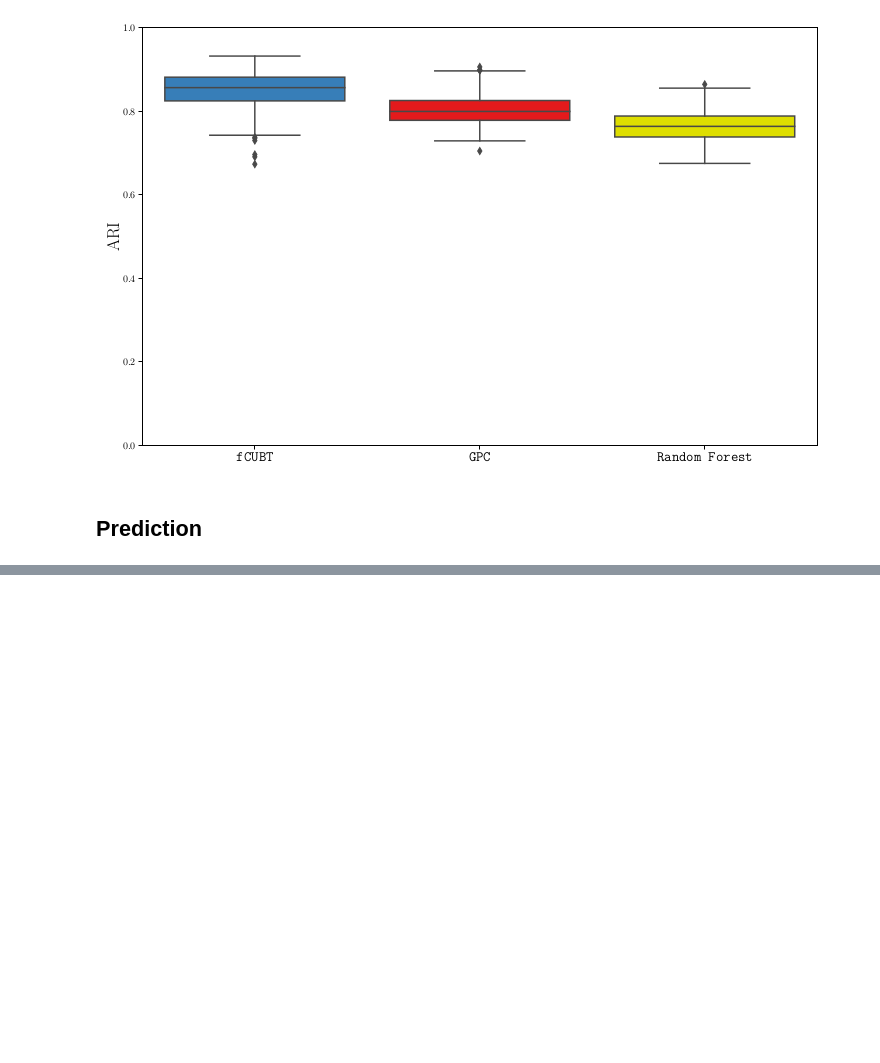
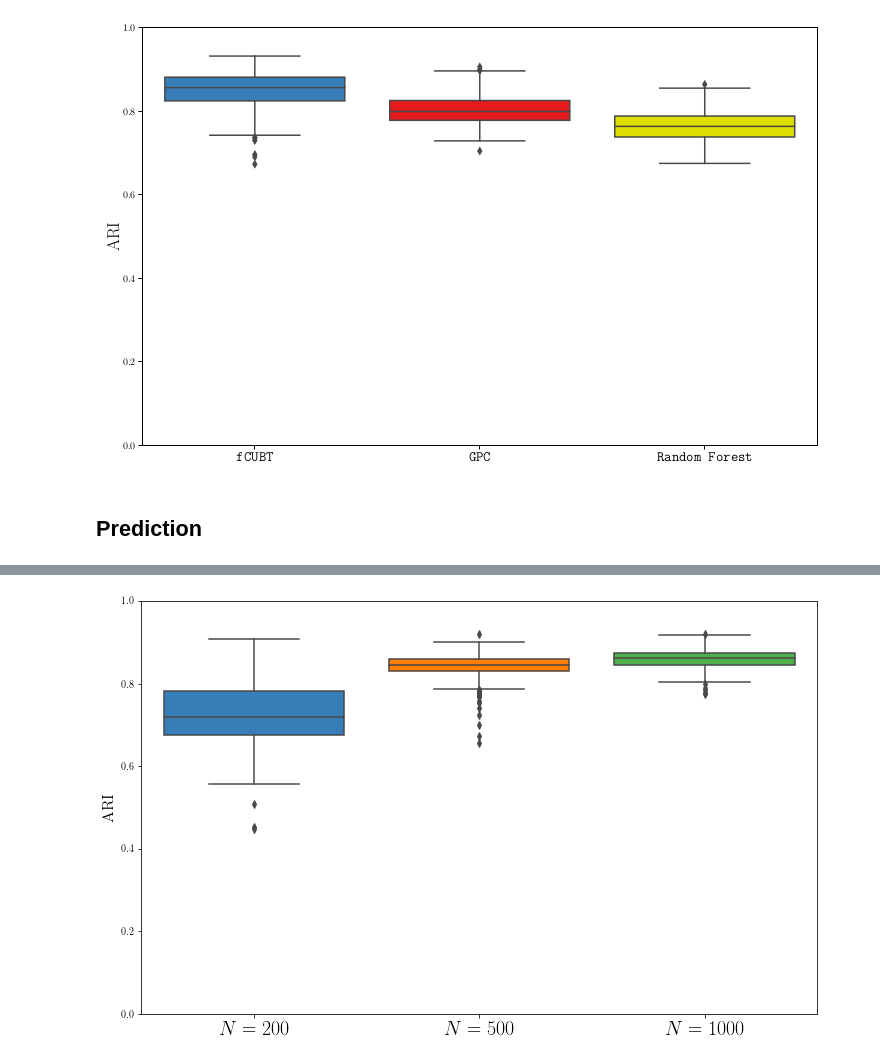
Before and after one commit to StevenGolovkine/fcubt, a Jupyter notebook: scenario_1/09-results.ipynb, the cells around one changed output, grey strips where cells are left out. Cells and saved outputs as stored; diff of their text form; code cells hidden in the pictures; blank space fills up the shorter version.

```diff
--- a/scenario_1/09-results.ipynb
+++ b/scenario_1/09-results.ipynb
@@ -180,0 +209,17 @@ plt.savefig('./figures/prediction_scenario_1.pdf')
+# %%
+res = pd.DataFrame(results_pred_array[:, -1, :])
+res.rename(columns = {0: '$N = 200$',
+                      1: '$N = 500$',
+                      2: '$N = 1000$'}, inplace = True)
+plt.figure(figsize=(10, 6.21), constrained_layout=True)
+bplot = sns.boxplot(data=res)
+bplot.set_xticklabels(bplot.get_xticklabels(), size=15)
+for i in range(3):
+    mybox = bplot.artists[i]
+    mybox.set_facecolor(COLORS[i])
+plt.xticks(size=20)
+plt.ylabel('ARI', size=16)
+plt.ylim((0, 1))
+plt.savefig('./figures/prediction_scenario_1.pdf')
+# %% [output]
+[figure, added]
```
Also changed, not shown: parts of 6 cells of this notebook, 23 other files.
